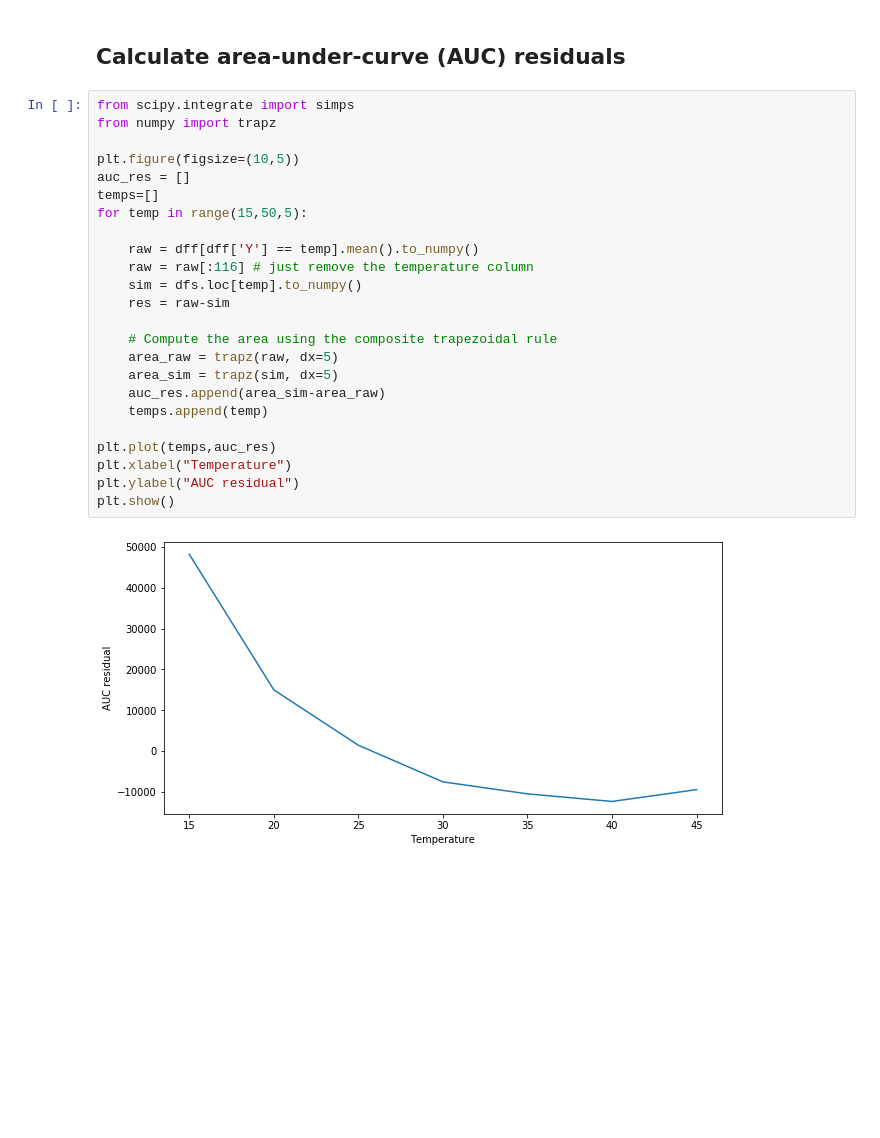
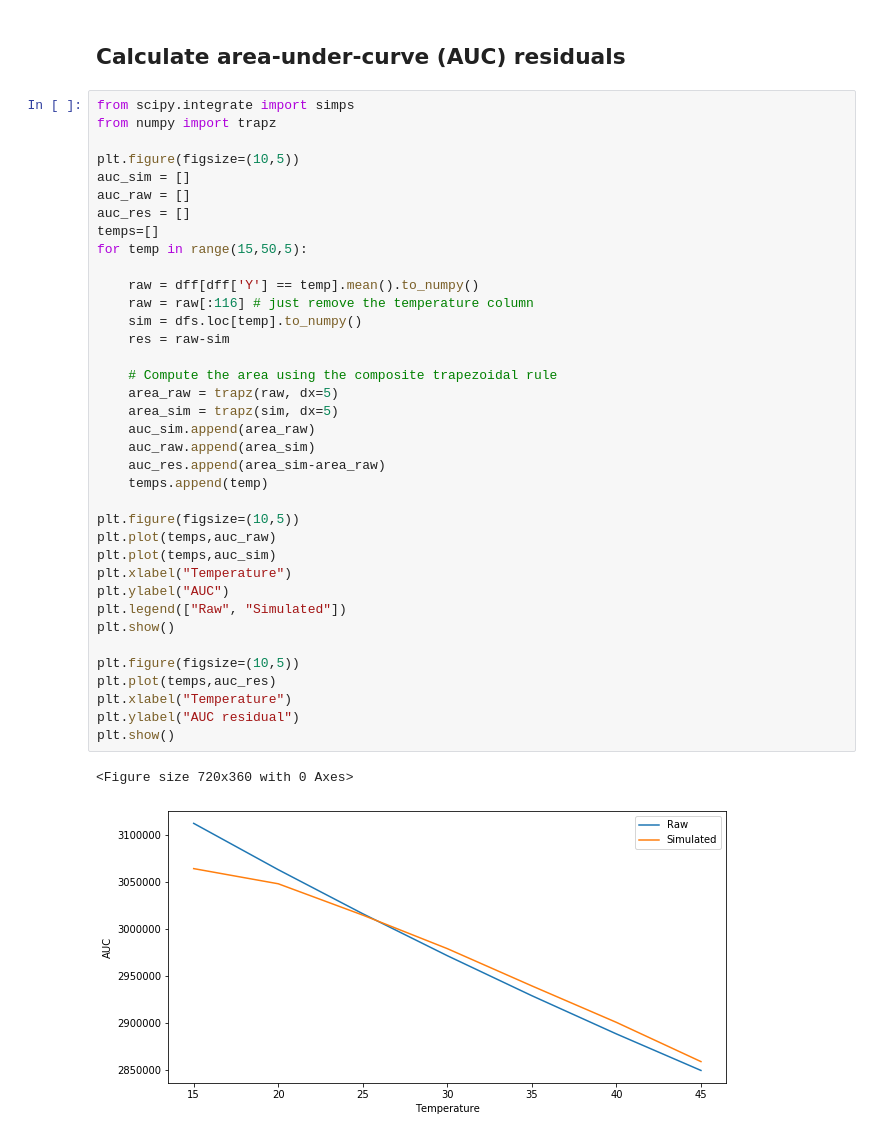
Before and after one commit to martinlie/led_curve, a Jupyter notebook: 2020-01-29-led-curve.ipynb, the cells around one changed output. Saved outputs shown, nothing was run; the diff lists cells and outputs as text; blank space fills up the shorter version.

```diff
--- a/2020-01-29-led-curve.ipynb
+++ b/2020-01-29-led-curve.ipynb
@@ -206,26 +206,40 @@ Max residual at 45*C: 1233.61 at 1470.21 nm
 # %%
 from scipy.integrate import simps
 from numpy import trapz
 
 plt.figure(figsize=(10,5))
+auc_sim = []
+auc_raw = []
 auc_res = []
 temps=[]
 for temp in range(15,50,5):
 
     raw = dff[dff['Y'] == temp].mean().to_numpy()
     raw = raw[:116] # just remove the temperature column
     sim = dfs.loc[temp].to_numpy()
     res = raw-sim
 
     # Compute the area using the composite trapezoidal rule
     area_raw = trapz(raw, dx=5)
     area_sim = trapz(sim, dx=5)
+    auc_sim.append(area_raw)
+    auc_raw.append(area_sim)
     auc_res.append(area_sim-area_raw)
     temps.append(temp)
 
+plt.figure(figsize=(10,5))
+plt.plot(temps,auc_raw)
+plt.plot(temps,auc_sim)
+plt.xlabel("Temperature")
+plt.ylabel("AUC")
+plt.legend(["Raw", "Simulated"])
+plt.show()
+
+plt.figure(figsize=(10,5))
 plt.plot(temps,auc_res)
 plt.xlabel("Temperature")
 plt.ylabel("AUC residual")
 plt.show()
 # %% [output]
+<Figure size 720x360 with 0 Axes>
-[figure, old version]
+[figure, new version]
```
Also changed, not shown: parts of 1 cell of this notebook.
